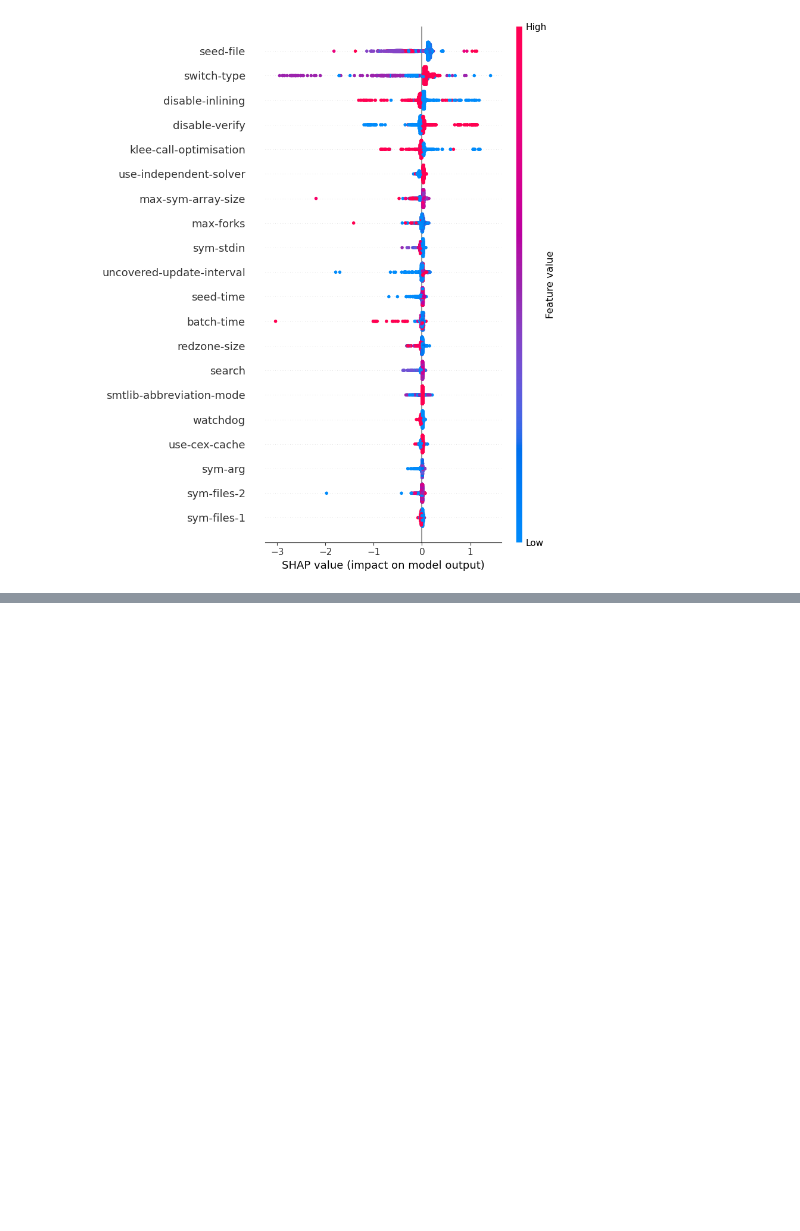
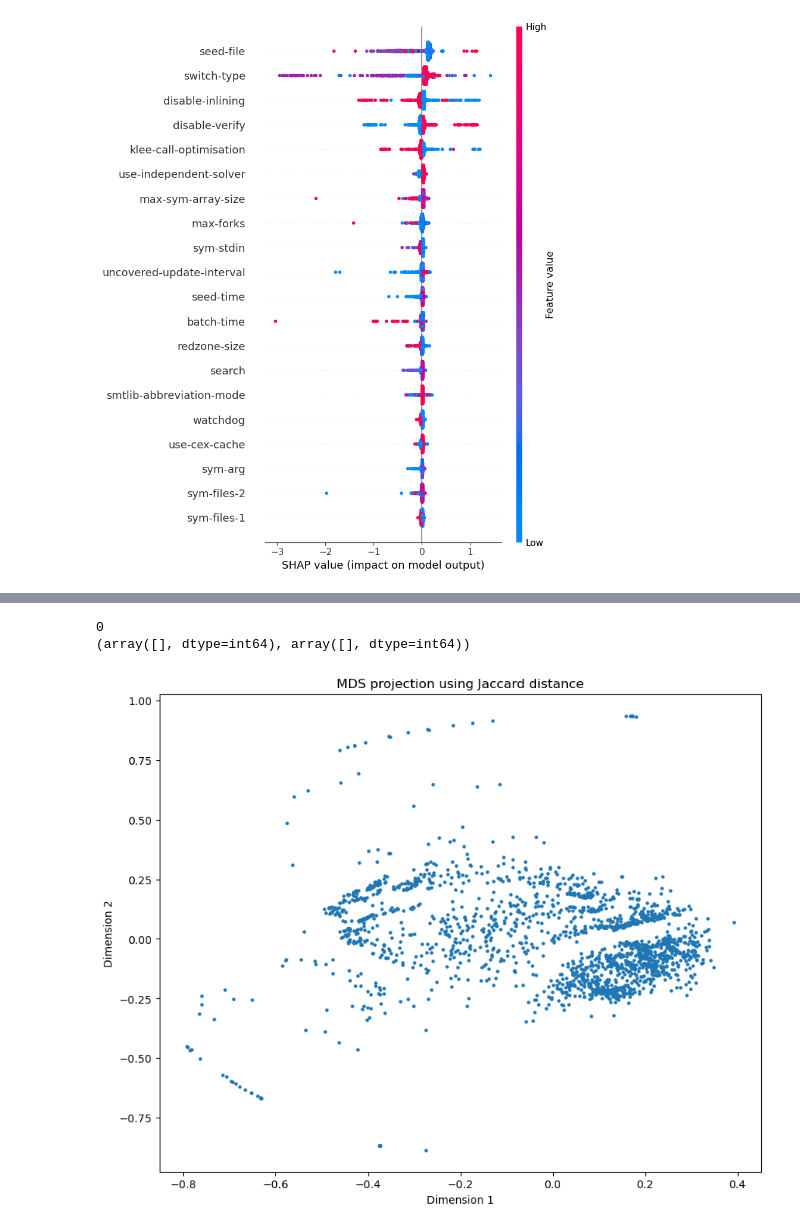
Before and after one commit to sth49/Symetra, a Jupyter notebook: preprocessing.ipynb, the cells around one changed output, grey strips where cells are left out. Saved outputs shown, nothing was run; the diff lists cells and outputs as text; code cells hidden in the pictures; blank space fills up the shorter version.

```diff
--- a/preprocessing.ipynb
+++ b/preprocessing.ipynb
@@ -265,0 +380,22 @@ df.to_json('shap_values.json', orient='records')
+# %%
+import numpy as np
+from scipy.spatial.distance import pdist, squareform
+
+def jaccard_distance(a, b):
+    intersection = np.logical_and(a, b)
+    union = np.logical_or(a, b)
+    union_sum = union.sum()
+    if union_sum == 0:
+        return 0.0  # 두 벡터가 모두 0일 때
+    return 1.0 - intersection.sum() / union_sum
+
+# 데이터 준비 (예: df는 각 행이 하나의 trial을 나타내는 DataFrame)
+X = df.values
+
+# 모든 trial 쌍에 대해 자카드 거리 계산
+distances = pdist(X, metric=jaccard_distance)
+
+# 거리 행렬로 변환
+distance_matrix = squareform(distances)
+
+print(distance_matrix)
@@ -265,0 +410,6 @@ df.to_json('shap_values.json', orient='records')
+# %%
+print(np.isnan(distance_matrix).sum())
+print(np.where(np.isnan(distance_matrix)))
+# %% [output]
+0
+(array([], dtype=int64), array([], dtype=int64))
@@ -265,0 +419,17 @@ df.to_json('shap_values.json', orient='records')
+# %%
+from sklearn.manifold import MDS
+import matplotlib.pyplot as plt
+
+# MDS 수행
+mds = MDS(n_components=2, dissimilarity='precomputed', random_state=42)
+positions = mds.fit_transform(distance_matrix)
+
+# 결과 시각화
+plt.figure(figsize=(10, 8))
+plt.scatter(positions[:, 0], positions[:, 1], s=5)
+plt.title('MDS projection using Jaccard distance')
+plt.xlabel('Dimension 1')
+plt.ylabel('Dimension 2')
+plt.show()
+# %% [output]
+[figure, added]
```
Also changed, not shown: parts of 10 cells of this notebook, 3 other files.
